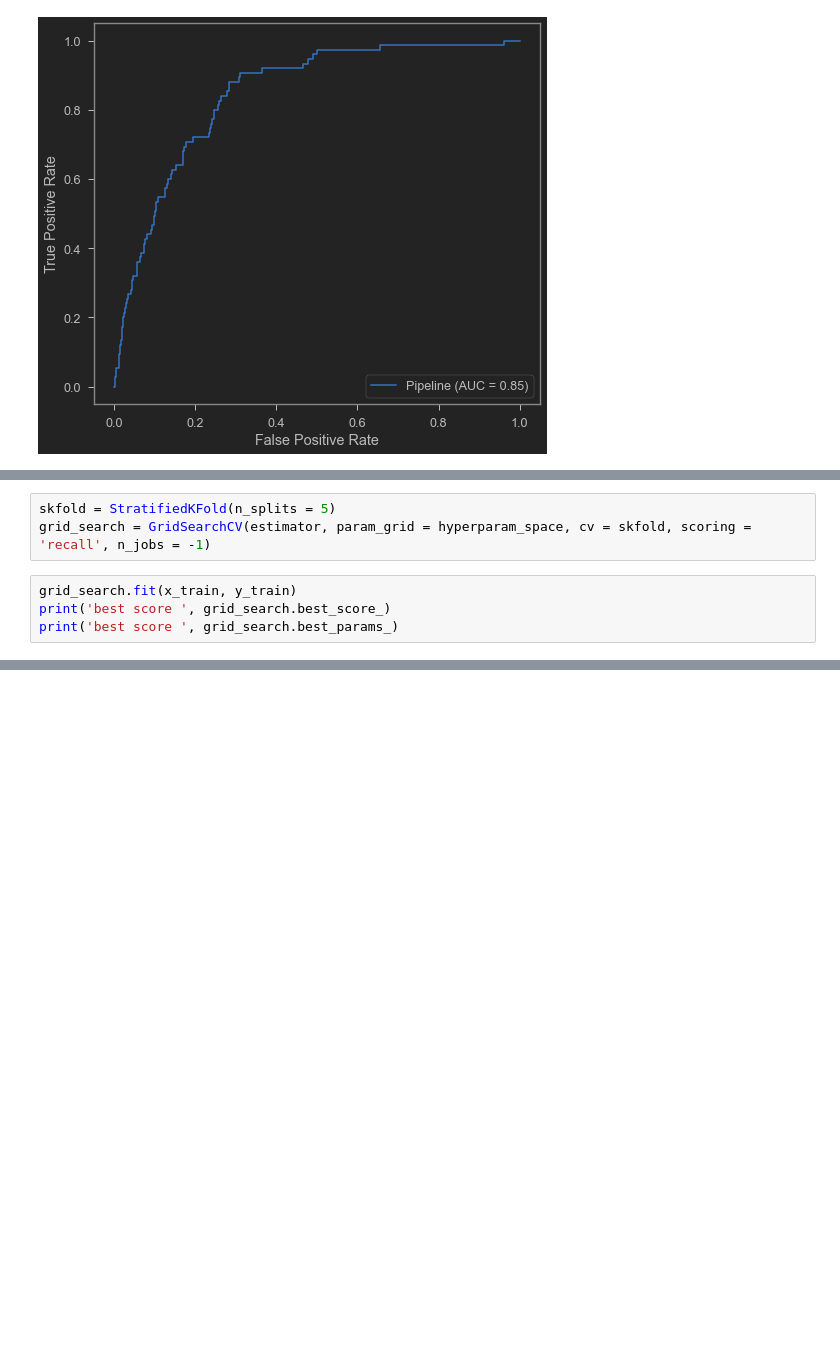
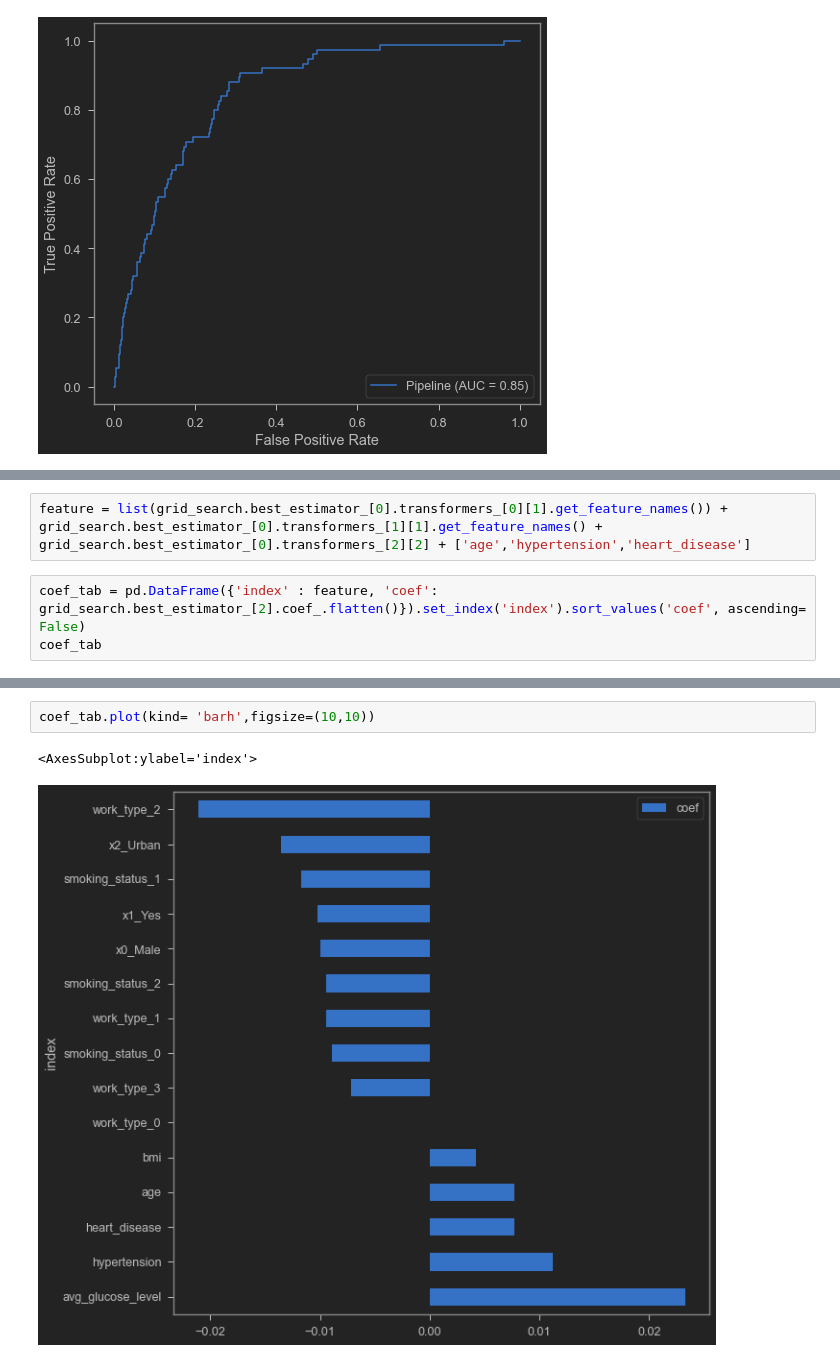
Before and after one commit to shinjiriki/Final-Project-Stroke, a Jupyter notebook: stroke_predict.ipynb, the cells around one changed output, grey strips where cells are left out. Cells and saved outputs as stored; diff of their text form; blank space fills up the shorter version.

```diff
--- a/stroke_predict.ipynb
+++ b/stroke_predict.ipynb
@@ -1471,7 +450,0 @@ hyperparam_space =[{
-# %%
-skfold = StratifiedKFold(n_splits = 5)
-grid_search = GridSearchCV(estimator, param_grid = hyperparam_space, cv = skfold, scoring = 'recall', n_jobs = -1)
-# %%
-grid_search.fit(x_train, y_train)
-print('best score ', grid_search.best_score_)
-print('best score ', grid_search.best_params_)
@@ -1507,0 +502,5 @@ Work as intended, overall the best resampling method would be random-under-sampl
+# %%
+feature = list(grid_search.best_estimator_[0].transformers_[0][1].get_feature_names()) + grid_search.best_estimator_[0].transformers_[1][1].get_feature_names() + grid_search.best_estimator_[0].transformers_[2][2] + ['age','hypertension','heart_disease']
+# %%
+coef_tab = pd.DataFrame({'index' : feature, 'coef': grid_search.best_estimator_[2].coef_.flatten()}).set_index('index').sort_values('coef', ascending= False)
+coef_tab
@@ -1507,0 +525,5 @@ Work as intended, overall the best resampling method would be random-under-sampl
+# %%
+coef_tab.plot(kind= 'barh',figsize=(10,10))
+# %% [output]
+<AxesSubplot:ylabel='index'>
+[figure, added]
```
Also changed, not shown: parts of 161 cells of this notebook.
